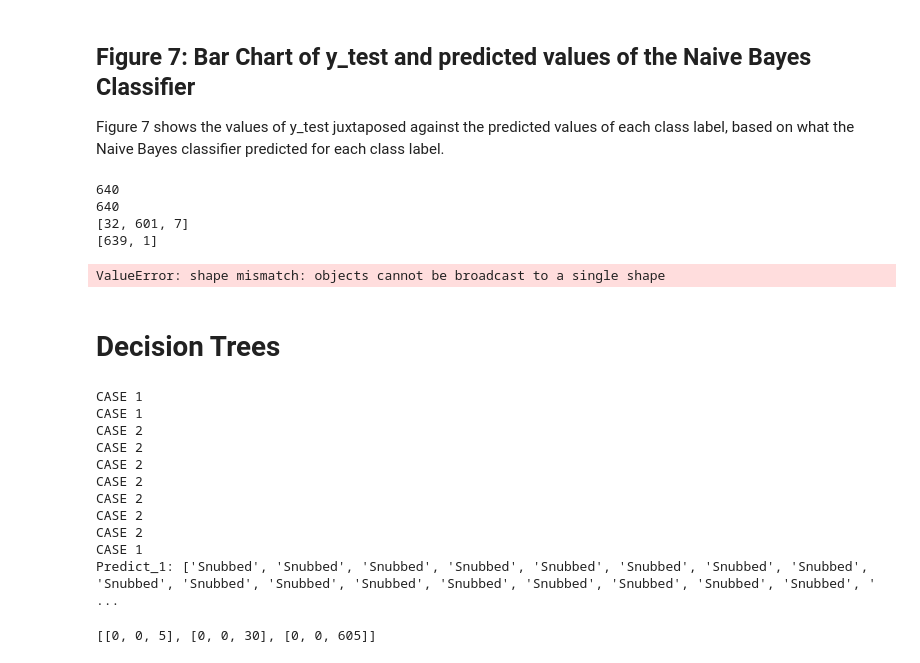
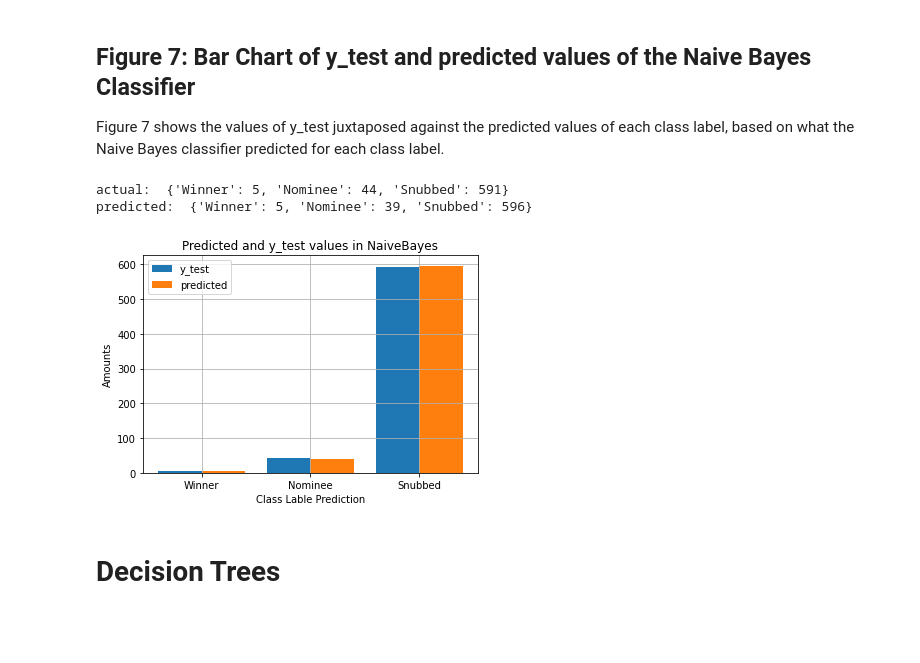
Before and after one commit to hannahnvc/CPSC322-Final-Project, a Jupyter notebook: Final_Movie_Project.ipynb, the cells around one changed output. Cells and saved outputs as stored; diff of their text form; code cells hidden in the pictures; blank space fills up the shorter version.

```diff
--- a/Final_Movie_Project.ipynb
+++ b/Final_Movie_Project.ipynb
@@ -290,40 +299,25 @@ plot_utils.make_triple_bar_graphs(vals, w_vals, n_vals, s_vals, "Correct vs. Inc
 
 Figure 7 shows the values of y_test juxtaposed against the predicted values of each class label, based on what the Naive Bayes classifier predicted for each class label.
 # %%
+labels = ["Winner", "Nominee", "Snubbed"]
+
 naive_bayes_test_labels = copy.deepcopy(y_test[0:5000])
+test_dict = myutils.create_dictionary_labels(naive_bayes_test_labels, labels)
+print("actual: ", test_dict)
+lst1_vals = list(test_dict.keys())
+lst1_counts = list(test_dict.values())
+
 naive_bayes_predicted_labels = copy.deepcopy(predicted[0:5000])
-lst1_vals, lst1_counts, lst1_ints = plot_utils.get_frequencies(sorted(naive_bayes_test_labels))
-lst2_vals, lst2_counts, lst2_ints = plot_utils.get_frequencies(sorted(naive_bayes_predicted_labels))
-print(len(naive_bayes_test_labels))
-print(len(naive_bayes_predicted_labels))
-print(lst1_counts)
-print(lst2_counts)
+predicted_dict = myutils.create_dictionary_labels(naive_bayes_predicted_labels, labels)
+print("predicted: ", predicted_dict)
+lst2_vals = list(predicted_dict.keys())
+lst2_counts = list(predicted_dict.values())
+
 
 plot_utils.make_multiple_bar_graphs(lst1_vals, lst2_vals, lst1_counts, lst2_counts, "Predicted and y_test values in NaiveBayes", "Class Lable Prediction", "Amounts", "y_test", "predicted")
 # %% [output]
-640
-640
-[32, 601, 7]
-[639, 1]
+actual:  {'Winner': 5, 'Nominee': 44, 'Snubbed': 591}
+predicted:  {'Winner': 5, 'Nominee': 39, 'Snubbed': 596}
-ValueError: shape mismatch: objects cannot be broadcast to a single shape
+[figure, added]
 # %% [markdown]
 # Decision Trees
-# %%
-DecisionTree = MyDecisionTreeClassifier()
-DecisionTree.fit(X_train, y_train)
-predict_1 = DecisionTree.predict(X_test)
-print("Predict_1:", predict_1)
-myevaluation.confusion_matrix(y_test, predict_1, ["Winner", "Nominee", "Snubbed"])
-# %% [output]
-CASE 1
-CASE 1
-CASE 2
-CASE 2
-CASE 2
-CASE 2
-CASE 2
-CASE 2
-CASE 2
-CASE 1
-Predict_1: ['Snubbed', 'Snubbed', 'Snubbed', 'Snubbed', 'Snubbed', 'Snubbed', 'Snubbed', 'Snubbed', 'Snubbed', 'Snubbed', 'Snubbed', 'Snubbed', 'Snubbed', 'Snubbed', 'Snubbed', 'Snubbed', 'Snubbed', ' ...
-[[0, 0, 5], [0, 0, 30], [0, 0, 605]]
```
Also changed, not shown: parts of 10 cells of this notebook, 11 other files.
